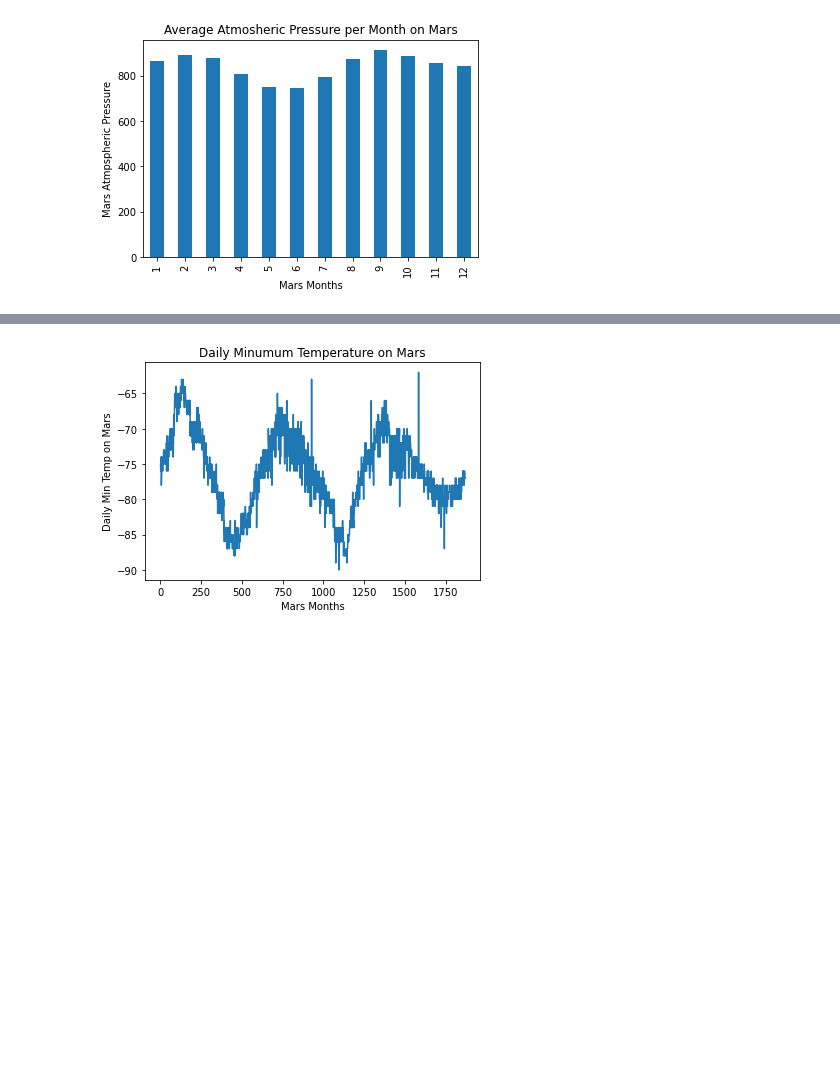
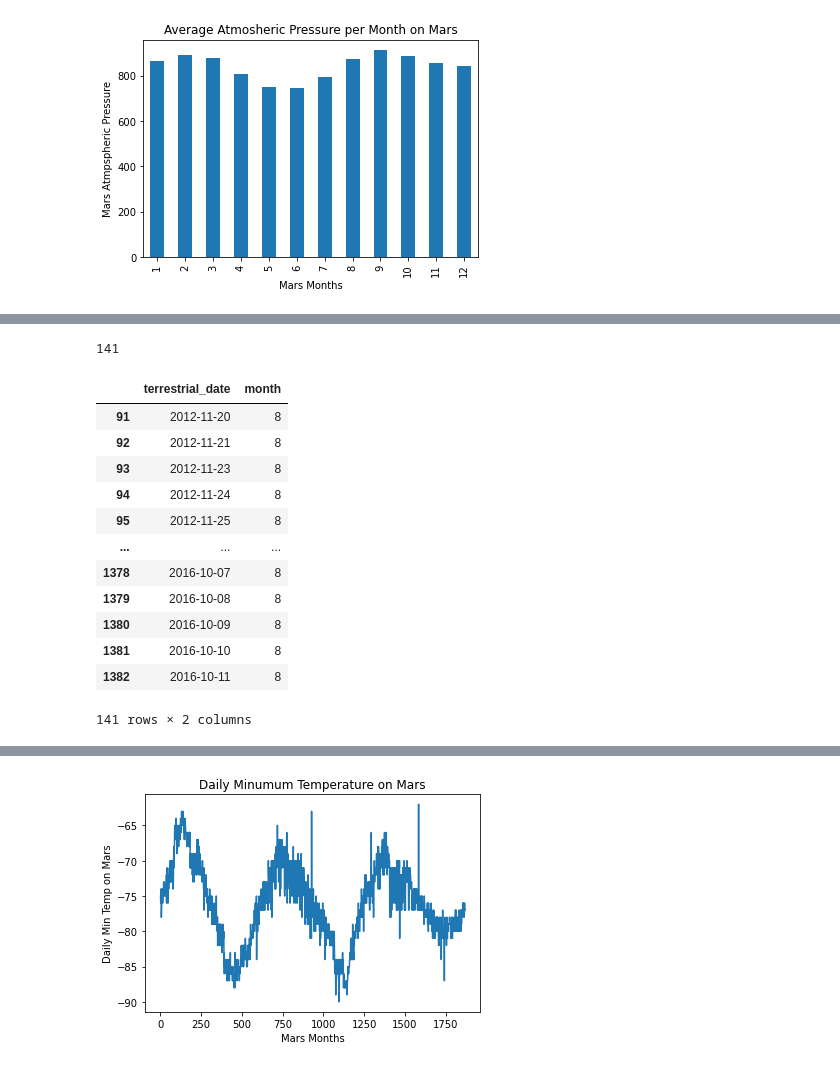
Before and after one commit to TroyFoote/Module11-Challenge, a Jupyter notebook: Mars/part_2_mars_weather.ipynb, the cells around one changed output, grey strips where cells are left out. Saved outputs shown, nothing was run; the diff lists cells and outputs as text; code cells hidden in the pictures; blank space fills up the shorter version.

```diff
--- a/Mars/part_2_mars_weather.ipynb
+++ b/Mars/part_2_mars_weather.ipynb
@@ -252,0 +297,23 @@ plt.show;
+# %%
+min_month = 8
+eighth_month_s = mars_year_df['month'] == min_month
+eighth_month_s.sum()
+# %% [output]
+141
+# %%
+eighth_month_df = mars_year_df[eighth_month_s]
+eighth_month_df
+# %% [output]
+|  | terrestrial_date | month |
+| 91 | 2012-11-20 | 8 |
+| 92 | 2012-11-21 | 8 |
+| 93 | 2012-11-23 | 8 |
+| 94 | 2012-11-24 | 8 |
+| 95 | 2012-11-25 | 8 |
+| ... | ... | ... |
+| 1378 | 2016-10-07 | 8 |
+| 1379 | 2016-10-08 | 8 |
+| 1380 | 2016-10-09 | 8 |
+| 1381 | 2016-10-10 | 8 |
+| 1382 | 2016-10-11 | 8 |
+141 rows × 2 columns
```
Also changed, not shown: parts of 10 cells of this notebook, 2 other files.
